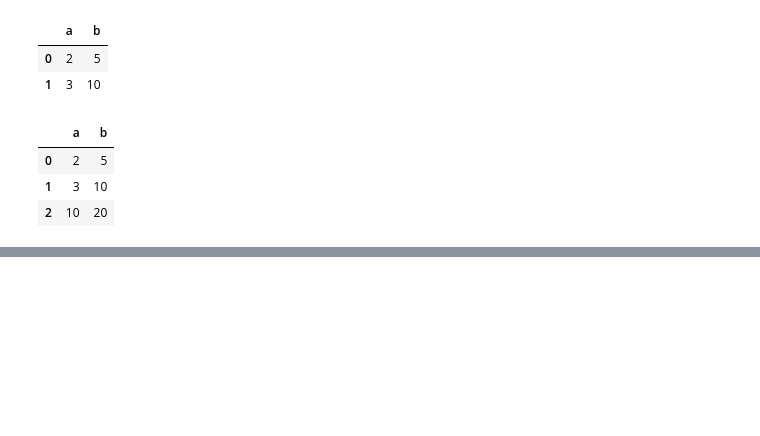
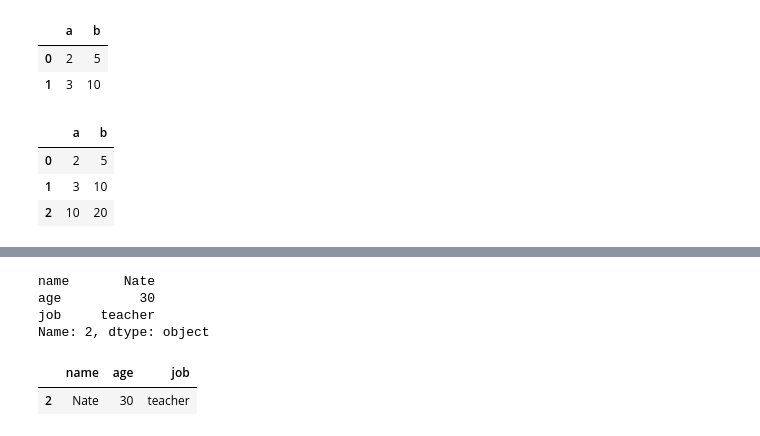
Before and after one commit to NopeSieun/machine_learning_pracrice, a Jupyter notebook: machine_learning_practice.ipynb, the cells around one changed output, grey strips where cells are left out. Cells and saved outputs as stored; diff of their text form; code cells hidden in the pictures; blank space fills up the shorter version.

```diff
--- a/machine_learning_practice.ipynb
+++ b/machine_learning_practice.ipynb
@@ -122,0 +135,15 @@ df
+# %%
+#index 2번에 해당하는 row 가져오기
+#Series기 된다.
+df.iloc[2]
+# %% [output]
+name       Nate
+age          30
+job     teacher
+Name: 2, dtype: object
+# %%
+#data형태로 가져오기
+df.iloc[[2]]
+# %% [output]
+|  | name | age | job |
+| 2 | Nate | 30 | teacher |
```
Also changed, not shown: parts of 10 cells of this notebook.
